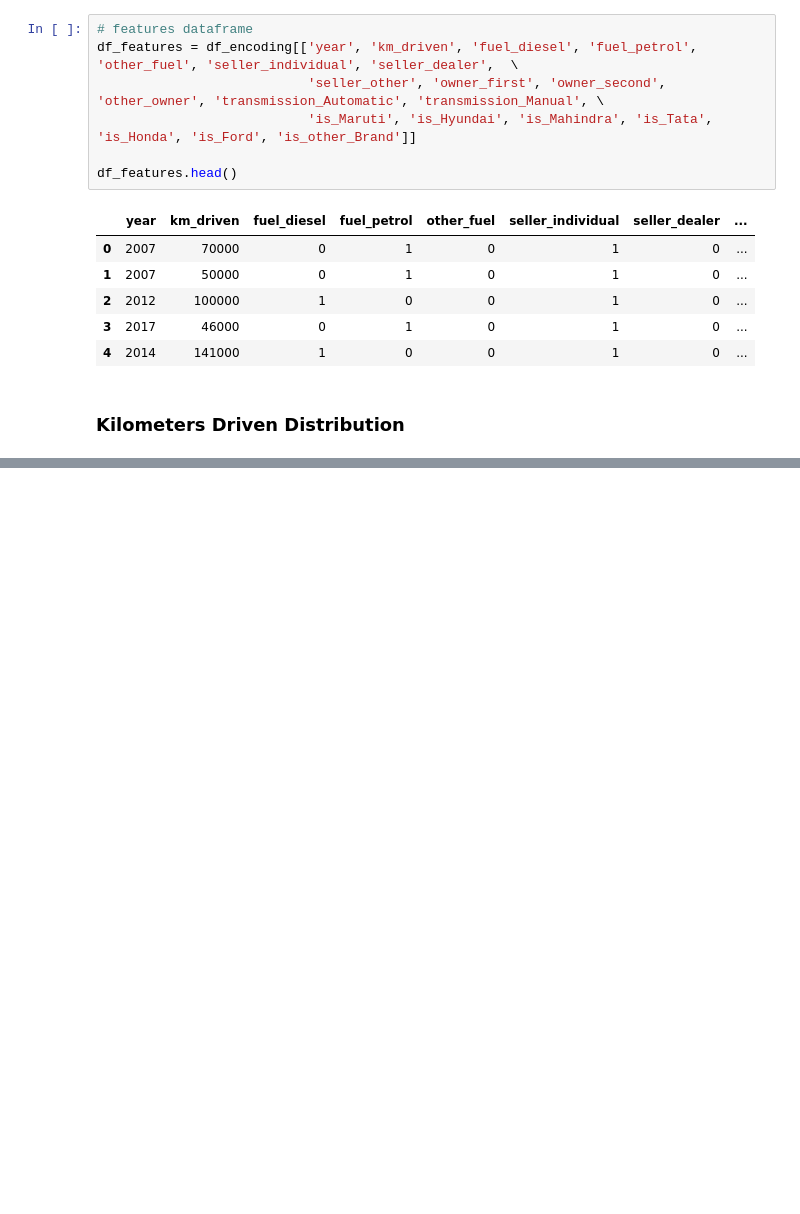
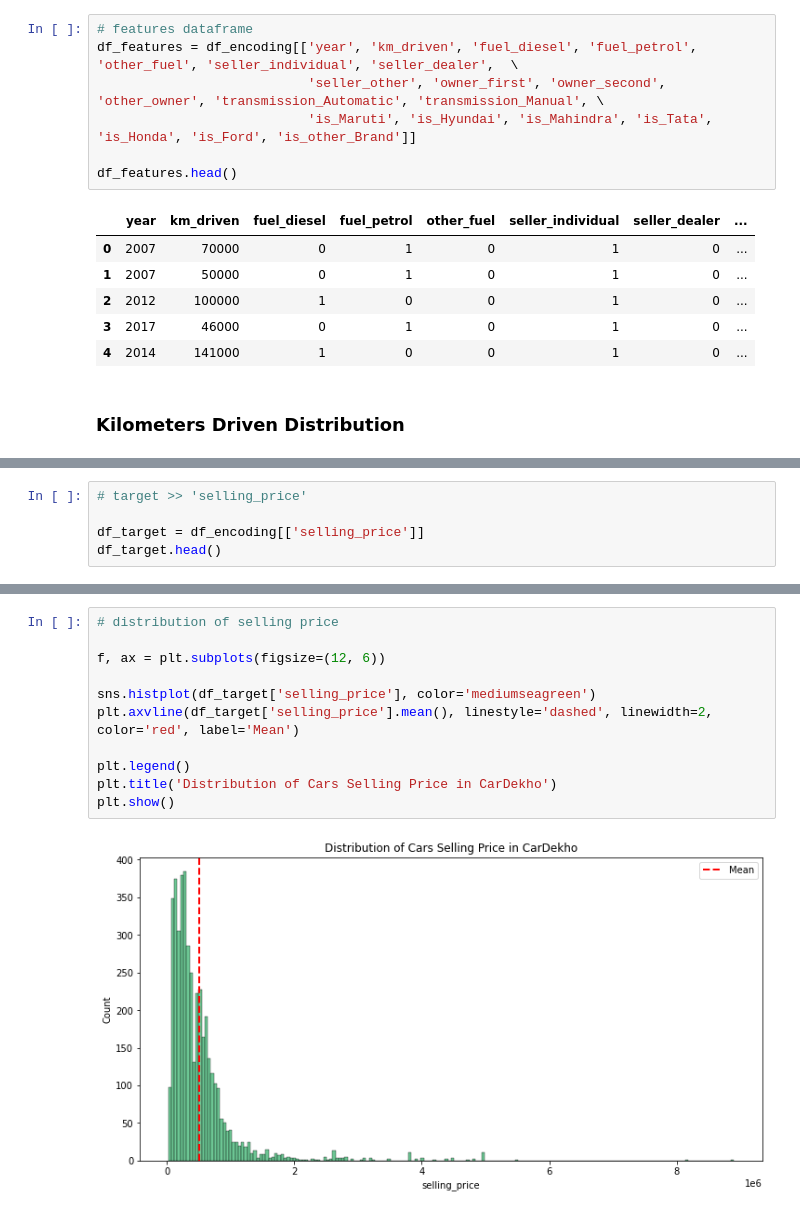
Before and after one commit to princeKike27/Car-Dekho-Dealership, a Jupyter notebook: CarDekhoDealership.ipynb, the cells around one changed output, grey strips where cells are left out. Drawn from its saved outputs; the diff is of its cells as text; blank space fills up the shorter version.

```diff
--- a/CarDekhoDealership.ipynb
+++ b/CarDekhoDealership.ipynb
@@ -473,0 +534,5 @@ The distribution for km_driven is highly skewed to the right
+# %%
+# target >> 'selling_price'
+
+df_target = df_encoding[['selling_price']]
+df_target.head()
@@ -473,0 +546,13 @@ The distribution for km_driven is highly skewed to the right
+# %%
+# distribution of selling price
+
+f, ax = plt.subplots(figsize=(12, 6))
+
+sns.histplot(df_target['selling_price'], color='mediumseagreen')
+plt.axvline(df_target['selling_price'].mean(), linestyle='dashed', linewidth=2, color='red', label='Mean')
+
+plt.legend()
+plt.title('Distribution of Cars Selling Price in CarDekho')
+plt.show()
+# %% [output]
+[figure, added]
```
Also changed, not shown: parts of 16 cells of this notebook.
